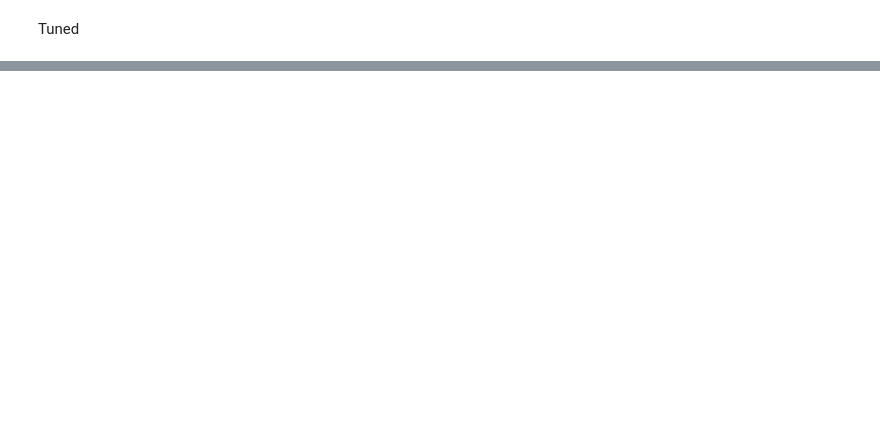
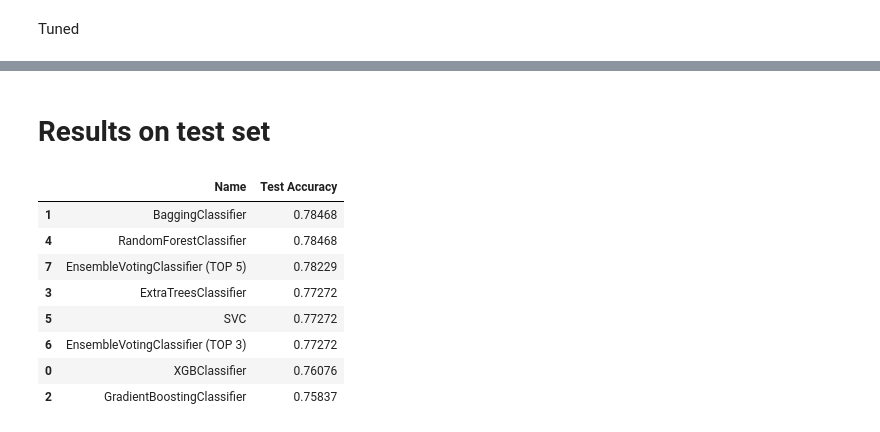
Before and after one commit to tcmaso/titanic-survival-prediction, a Jupyter notebook: Untitled.ipynb, the cells around one changed output, grey strips where cells are left out. Saved outputs shown, nothing was run; the diff lists cells and outputs as text; code cells hidden in the pictures; blank space fills up the shorter version.

```diff
--- a/Untitled.ipynb
+++ b/Untitled.ipynb
@@ -1082,0 +1074,18 @@ pd.DataFrame(results_tuned_dict).sort_values(by='Tuned', ascending=False)
+# %% [markdown]
+# Results on test set
+# %%
+clfs = ['XGBClassifier', 'BaggingClassifier', 'GradientBoostingClassifier', 'ExtraTreesClassifier', 'RandomForestClassifier', 'SVC', 'EnsembleVotingClassifier (TOP 3)', 'EnsembleVotingClassifier (TOP 5)']
+test_results=[0.76076, 0.78468, 0.75837, 0.77272, 0.78468, 0.77272, 0.77272, 0.78229]
+
+results_test_dict = {'Name':clfs, 'Test Accuracy': test_results}
+pd.DataFrame(results_test_dict).sort_values(by='Test Accuracy', ascending=False)
+# %% [output]
+|  | Name | Test Accuracy |
+| 1 | BaggingClassifier | 0.78468 |
+| 4 | RandomForestClassifier | 0.78468 |
+| 7 | EnsembleVotingClassifier (TOP 5) | 0.78229 |
+| 3 | ExtraTreesClassifier | 0.77272 |
+| 5 | SVC | 0.77272 |
+| 6 | EnsembleVotingClassifier (TOP 3) | 0.77272 |
+| 0 | XGBClassifier | 0.76076 |
+| 2 | GradientBoostingClassifier | 0.75837 |
```
Also changed, not shown: parts of 22 cells of this notebook, 1 other file.
